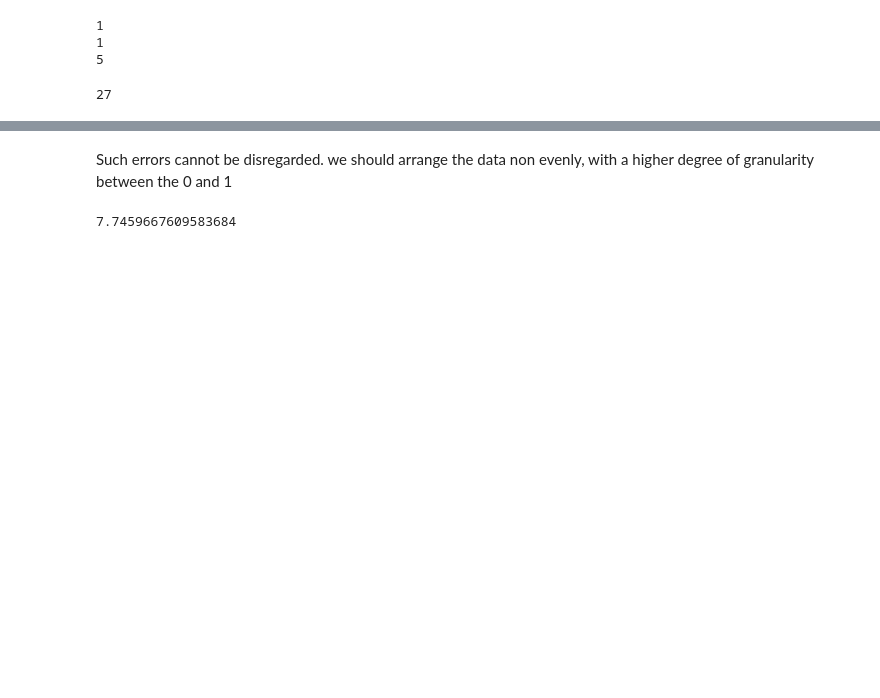
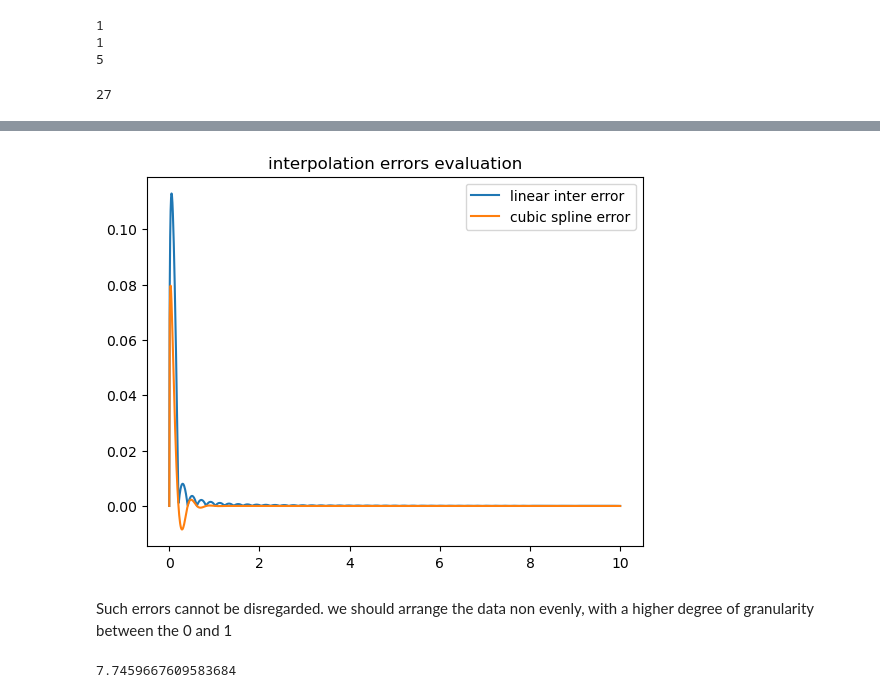
Before and after one commit to Yourne/DP_practice_problems, a Jupyter notebook: dynamic_programming.ipynb, the cells around one changed output, grey strips where cells are left out. Saved outputs shown, nothing was run; the diff lists cells and outputs as text; code cells hidden in the pictures; blank space fills up the shorter version.

```diff
--- a/dynamic_programming.ipynb
+++ b/dynamic_programming.ipynb
@@ -125,3 +122,12 @@ plt.show()
+# %%
+y_true = np.sqrt(x)
+plt.plot(x, y_true - y_linear_interp, label=("linear inter error"))
+plt.plot(x, y_true - y_cubic_spline(x), label="cubic spline error")
+plt.legend()
+plt.title("interpolation errors evaluation")
+plt.show()
+# %% [output]
+[figure, added]
 # %% [markdown]
 Such errors cannot be disregarded. we should arrange the data non evenly, with a higher degree of granularity between the 0 and 1
 # %%
```
Also changed, not shown: parts of 5 cells of this notebook, 1 other file.
